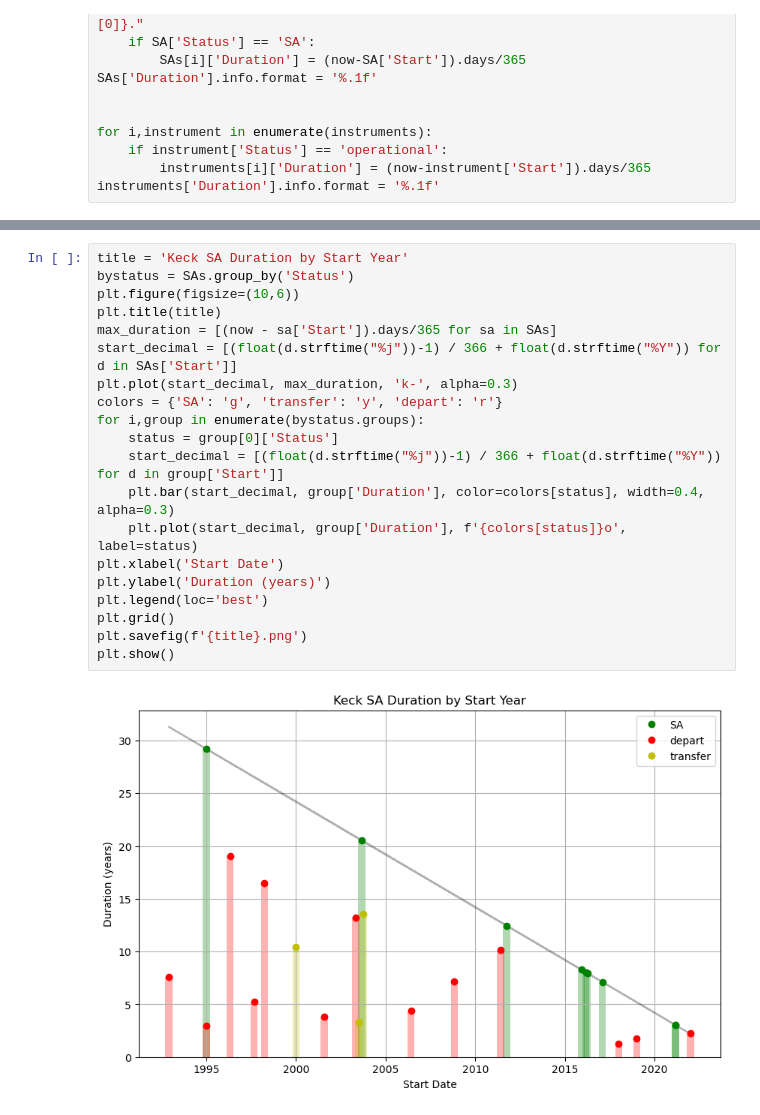
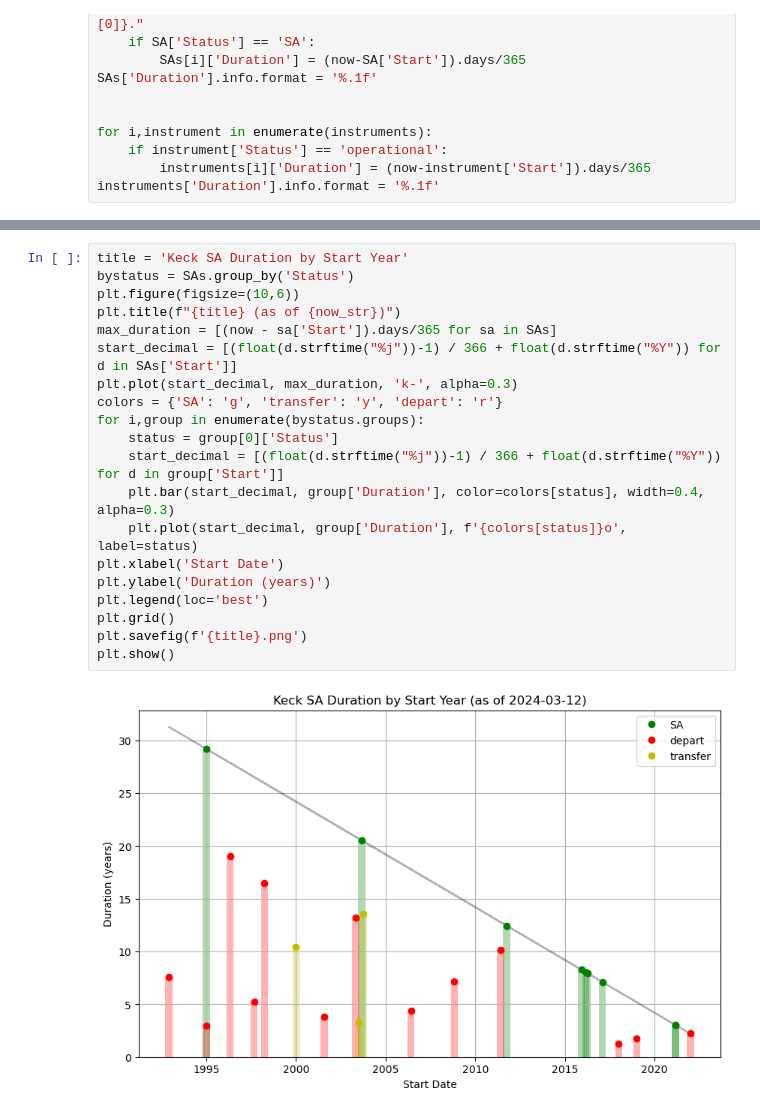
Before and after one commit to joshwalawender/KeckUtilities, a Jupyter notebook: Keck SA Tenures.ipynb, the cells around one changed output, grey strips where cells are left out. Saved outputs shown, nothing was run; the diff lists cells and outputs as text.

```diff
--- a/Keck SA Tenures.ipynb
+++ b/Keck SA Tenures.ipynb
@@ -179,25 +184,25 @@ generate_plot(SAs, 'Keck SA Tenure by Duration')
 # %%
 title = 'Keck SA Duration by Start Year'
 bystatus = SAs.group_by('Status')
 plt.figure(figsize=(10,6))
-plt.title(title)
+plt.title(f"{title} (as of {now_str})")
 max_duration = [(now - sa['Start']).days/365 for sa in SAs]
 start_decimal = [(float(d.strftime("%j"))-1) / 366 + float(d.strftime("%Y")) for d in SAs['Start']]
 plt.plot(start_decimal, max_duration, 'k-', alpha=0.3)
 colors = {'SA': 'g', 'transfer': 'y', 'depart': 'r'}
 for i,group in enumerate(bystatus.groups):
     status = group[0]['Status']
     start_decimal = [(float(d.strftime("%j"))-1) / 366 + float(d.strftime("%Y")) for d in group['Start']]
     plt.bar(start_decimal, group['Duration'], color=colors[status], width=0.4, alpha=0.3)
     plt.plot(start_decimal, group['Duration'], f'{colors[status]}o', label=status)
 plt.xlabel('Start Date')
 plt.ylabel('Duration (years)')
 plt.legend(loc='best')
 plt.grid()
 plt.savefig(f'{title}.png')
 plt.show()
 # %% [output]
-[figure, old version]
+[figure, new version]
 # %%
 SAs.sort('Start', reverse=False)
 title = 'Keck SA Team Experience Over Time'
```
Also changed, not shown: parts of 8 cells of this notebook.
